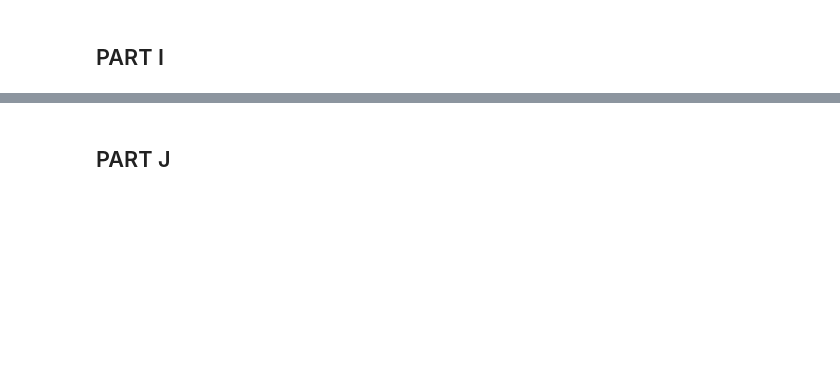
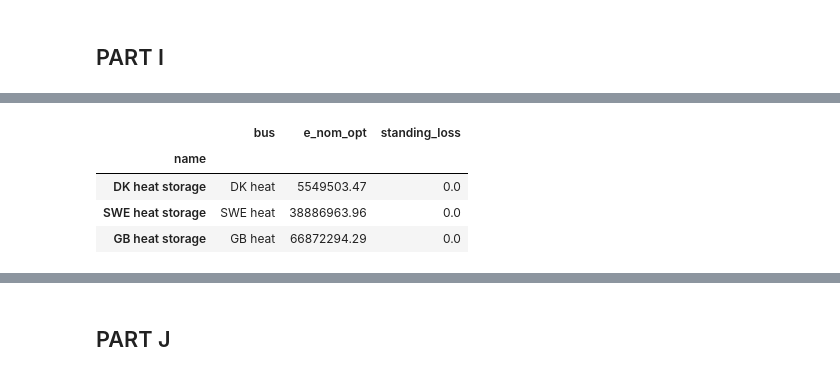
Before and after one commit to martinsiitam/ieg-spring-2026, a Jupyter notebook: martin/project.ipynb, the cells around one changed output, grey strips where cells are left out. Cells and saved outputs as stored; diff of their text form; code cells hidden in the pictures; blank space fills up the shorter version.

```diff
--- a/martin/project.ipynb
+++ b/martin/project.ipynb
@@ -5430,0 +6080,15 @@ CO2 price abs: 326.43883982572066
+# %%
+thermal_storage = n.stores.index[n.stores.carrier == "ThermalStorage"]
+
+thermal_storage_table = n.stores.loc[
+    thermal_storage,
+    ["bus", "e_nom_opt", "standing_loss"]
+]
+
+display(thermal_storage_table.round(2))
+# %% [output]
+|  | bus | e_nom_opt | standing_loss |
+| name |  |  |  |
+| DK heat storage | DK heat | 5549503.47 | 0.0 |
+| SWE heat storage | SWE heat | 38886963.96 | 0.0 |
+| GB heat storage | GB heat | 66872294.29 | 0.0 |
```
Also changed, not shown: parts of 31 cells of this notebook, 3 other files.
